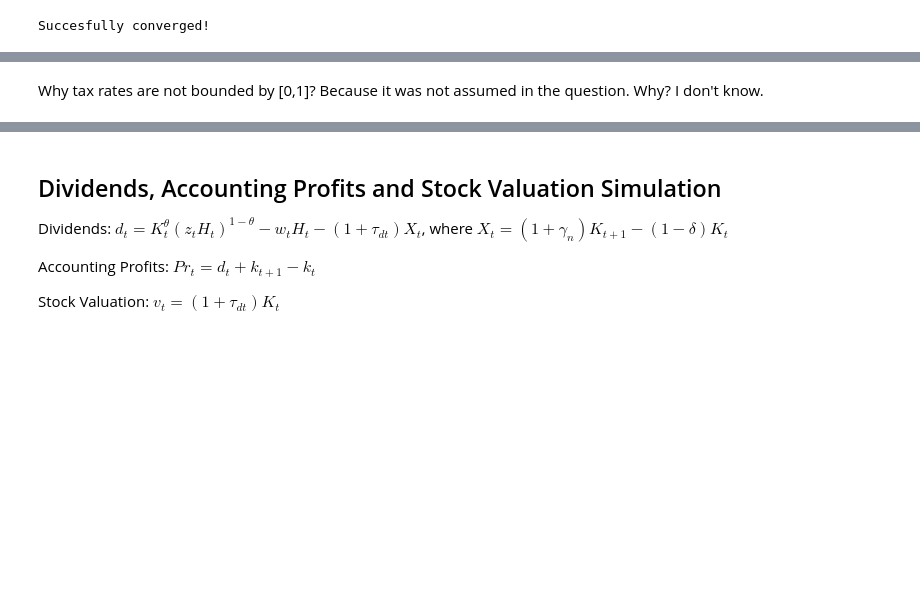
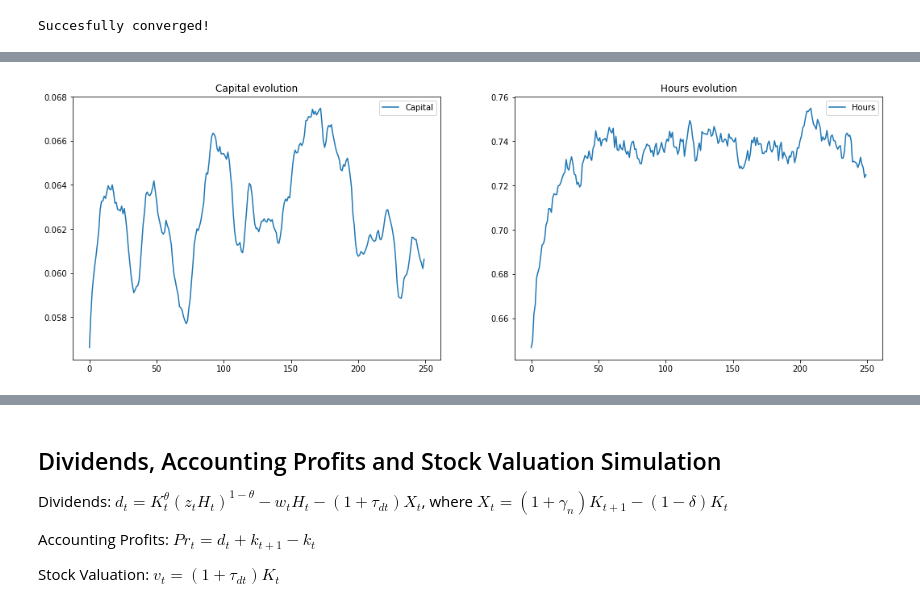
Before and after one commit to hamecetin/Quantitative-Methods-1, a Jupyter notebook: PS3/Homework_3_Econ8185_Hasan_Cetin.ipynb, the cells around one changed output, grey strips where cells are left out. Drawn from its saved outputs; the diff is of its cells as text; code cells hidden in the pictures; blank space fills up the shorter version.

```diff
--- a/PS3/Homework_3_Econ8185_Hasan_Cetin.ipynb
+++ b/PS3/Homework_3_Econ8185_Hasan_Cetin.ipynb
@@ -1239,2 +1037,28 @@ plt.show()
-# %% [markdown]
-Why tax rates are not bounded by [0,1]? Because it was not assumed in the question. Why? I don't know.
+# %%
+#Simulating endogenous variables
+
+u_sim = np.empty((time,2))
+
+for t in range(time):
+
+    if t ==0:
+
+       u_sim[t,:] = u(Model.ln_k_ss, Model.ln_z_ss, Model.τ_css, Model.τ_hss, Model.τ_dss, Model.τ_pss, Model.ln_g_ss)
+
+    if t>0:
+
+        u_sim[t,:] = u(u_sim[t-1, 0], ln_z[t], τ_c[t], τ_h[t], τ_d[t], τ_p[t], ln_g[t])
+
+fig,ax = plt.subplots(1,2,figsize=(18,6))
+
+ax[0].plot(np.exp(u_sim[:,0]), label='Capital')
+ax[0].set_title('Capital evolution')
+ax[0].legend()
+
+ax[1].plot(u_sim[:,1], label='Hours')
+ax[1].set_title('Hours evolution')
+ax[1].legend()
+
+plt.show()
+# %% [output]
+[figure, added]
```
Also changed, not shown: parts of 48 cells of this notebook, 1 other file.
